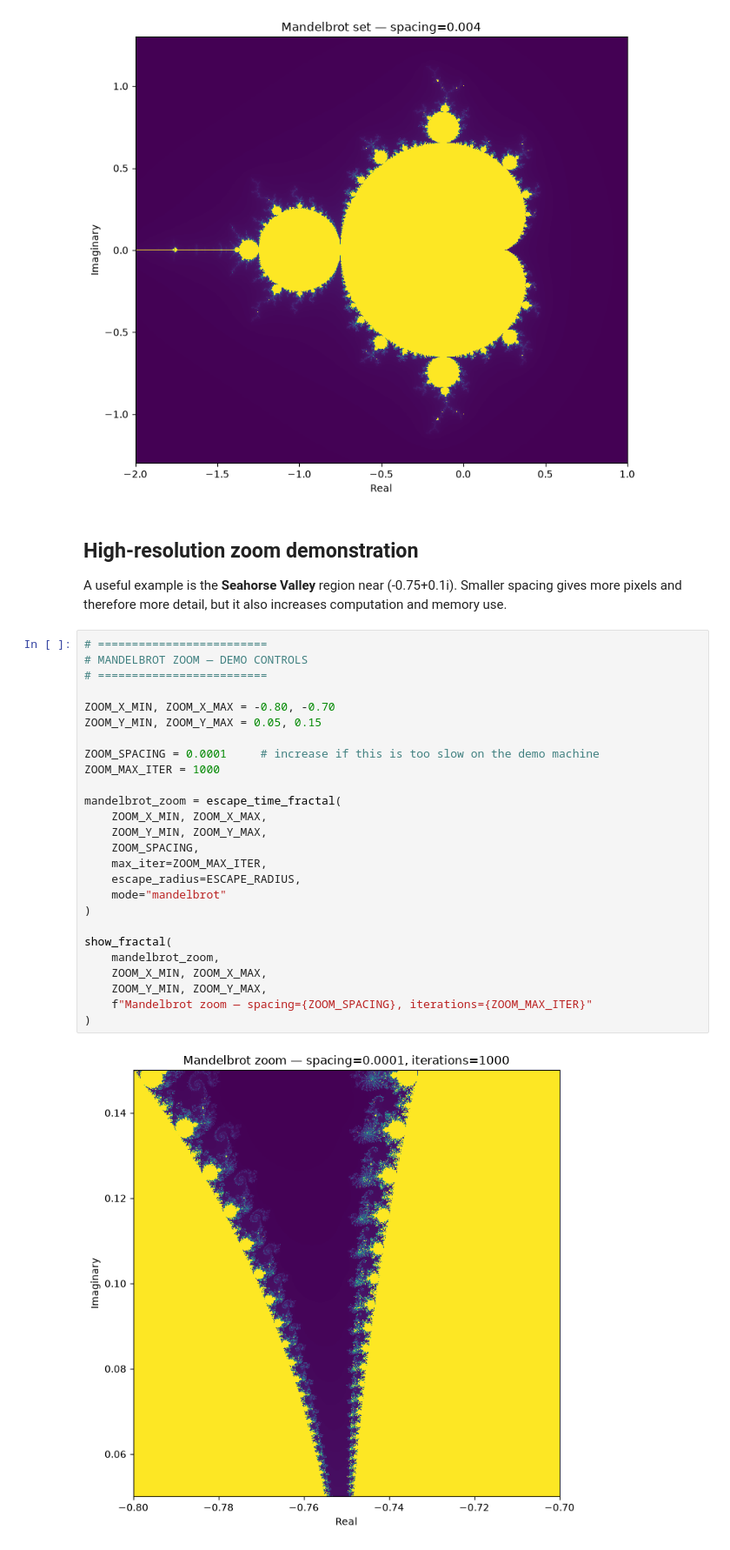
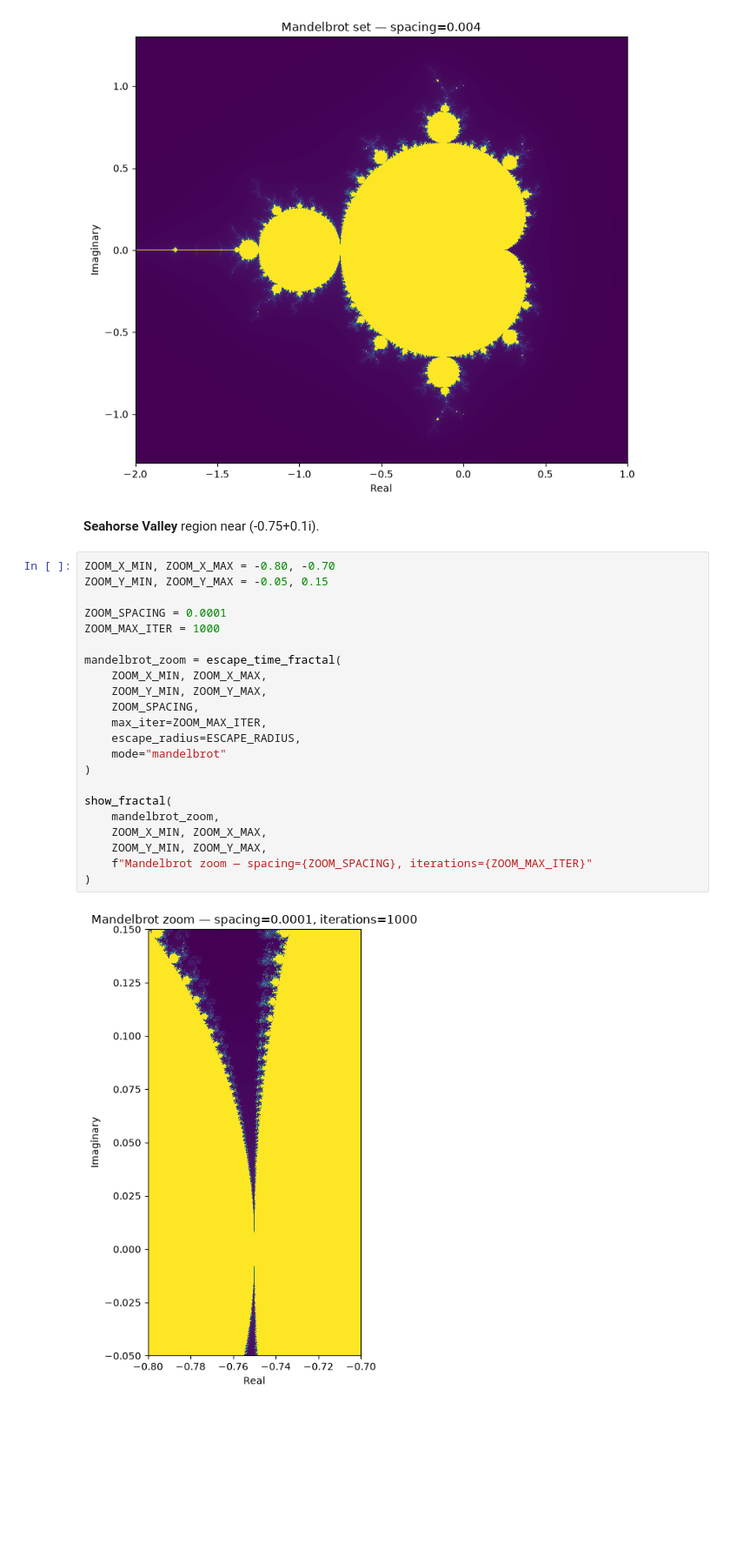
Before and after one commit to Sheldor7373/COMP3710_Prac_1, a Jupyter notebook: Lab 1.ipynb, the cells around one changed output. Shown at 87% size. Cells and saved outputs as stored; diff of their text form; blank space fills up the shorter version.

Commit message:
Removed unnecessary documentaion. Updated the seahorse region to show the asymptote.

```diff
--- a/Lab 1.ipynb
+++ b/Lab 1.ipynb
@@ -171,37 +171,31 @@ show_fractal(
 # %% [output]
 [figure]
 # %% [markdown]
-## High-resolution zoom demonstration
-
-A useful example is the **Seahorse Valley** region near \(-0.75+0.1i\). Smaller spacing gives more pixels and therefore more detail, but it also increases computation and memory use.
+**Seahorse Valley** region near \(-0.75+0.1i\).
 # %%
-# =========================
-# MANDELBROT ZOOM — DEMO CONTROLS
-# =========================
+ZOOM_X_MIN, ZOOM_X_MAX = -0.80, -0.70
+ZOOM_Y_MIN, ZOOM_Y_MAX = -0.05, 0.15
 
-ZOOM_X_MIN, ZOOM_X_MAX = -0.80, -0.70
-ZOOM_Y_MIN, ZOOM_Y_MAX = 0.05, 0.15
-
-ZOOM_SPACING = 0.0001     # increase if this is too slow on the demo machine
+ZOOM_SPACING = 0.0001
 ZOOM_MAX_ITER = 1000
 
 mandelbrot_zoom = escape_time_fractal(
     ZOOM_X_MIN, ZOOM_X_MAX,
     ZOOM_Y_MIN, ZOOM_Y_MAX,
     ZOOM_SPACING,
     max_iter=ZOOM_MAX_ITER,
     escape_radius=ESCAPE_RADIUS,
     mode="mandelbrot"
 )
 
 show_fractal(
     mandelbrot_zoom,
     ZOOM_X_MIN, ZOOM_X_MAX,
     ZOOM_Y_MIN, ZOOM_Y_MAX,
     f"Mandelbrot zoom — spacing={ZOOM_SPACING}, iterations={ZOOM_MAX_ITER}"
 )
 # %% [output]
-[figure, old version]
+[figure, new version]
 # %%
 julia = escape_time_fractal(
     JULIA_X_MIN, JULIA_X_MAX,
```
Also changed, not shown: parts of 8 cells of this notebook.
